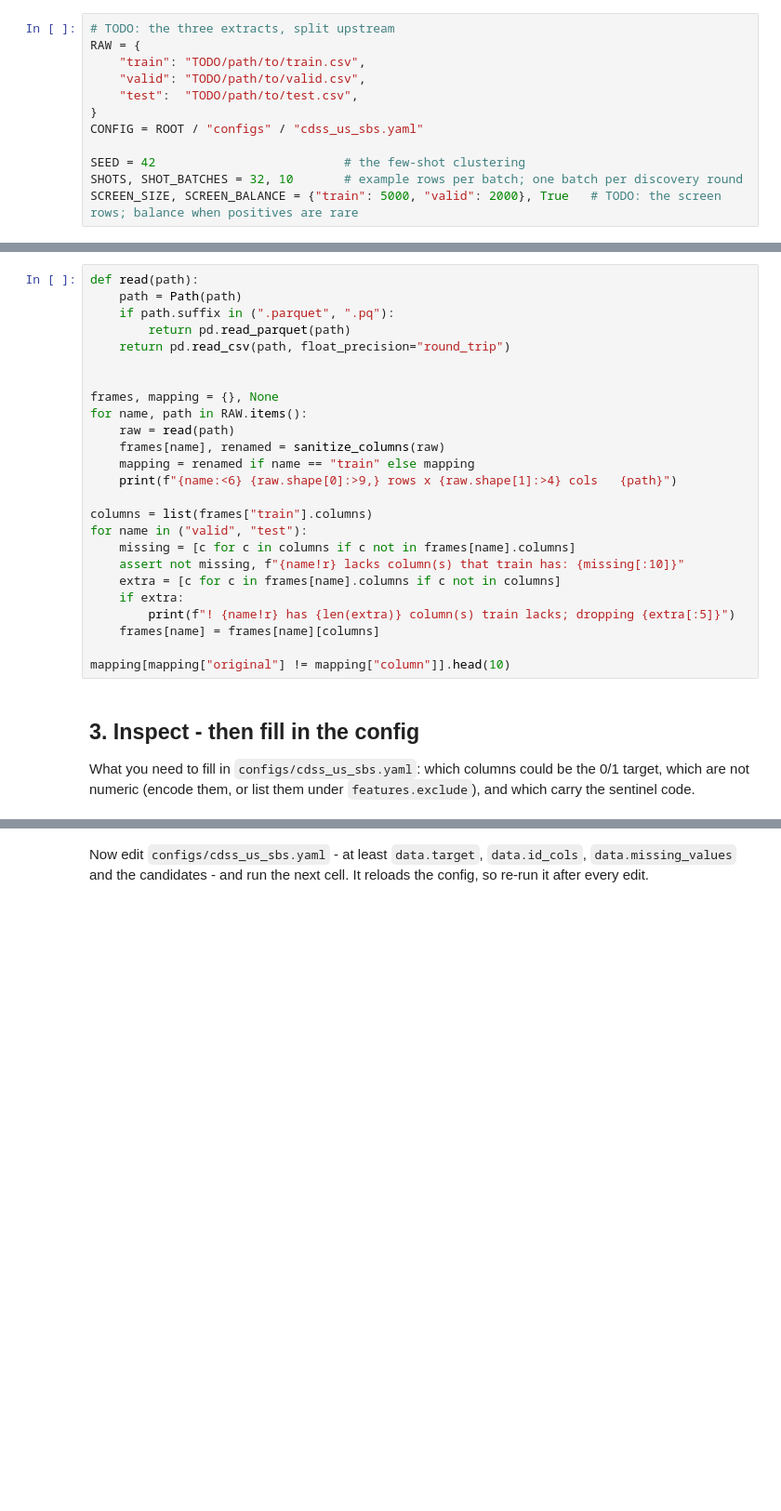
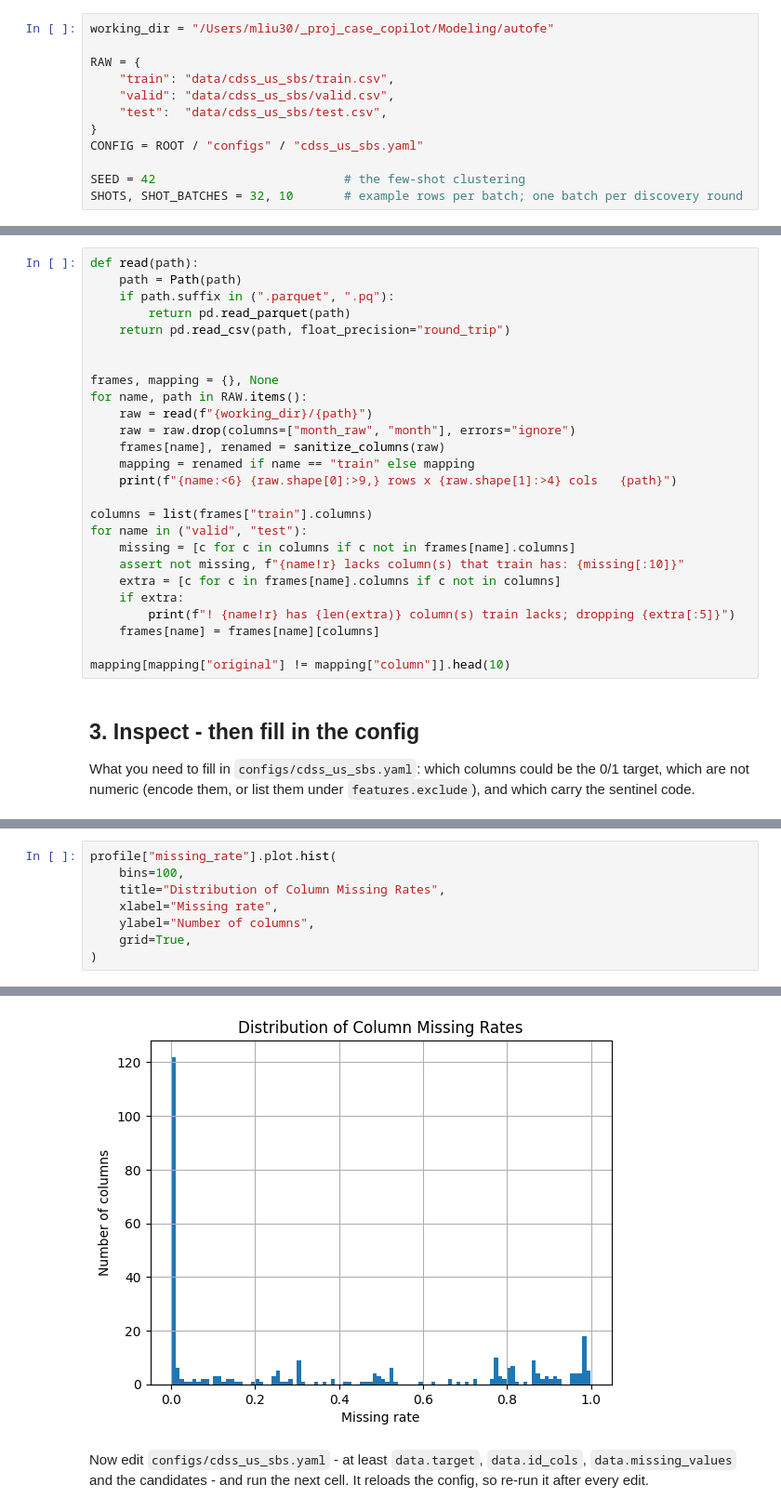
Before and after one commit to Michellemingxuan/autofe, a Jupyter notebook: data/cdss_us_sbs/prepare.ipynb, the cells around one changed output, grey strips where cells are left out. Shown at 93% size. Drawn from its saved outputs; the diff is of its cells as text; blank space fills up the shorter version.

```diff
--- a/data/cdss_us_sbs/prepare.ipynb
+++ b/data/cdss_us_sbs/prepare.ipynb
@@ -48,17 +52,17 @@ pd.set_option("display.width", 160, "display.max_columns", 12)
 
 The three extracts, as `.csv` or `.parquet`. They are upstream of the pipeline, so they are named here rather than in the config.
 # %%
-# TODO: the three extracts, split upstream
+working_dir = "/Users/mliu30/_proj_case_copilot/Modeling/autofe"
+
 RAW = {
-    "train": "TODO/path/to/train.csv",
-    "valid": "TODO/path/to/valid.csv",
-    "test":  "TODO/path/to/test.csv",
+    "train": "data/cdss_us_sbs/train.csv",
+    "valid": "data/cdss_us_sbs/valid.csv",
+    "test":  "data/cdss_us_sbs/test.csv",
 }
 CONFIG = ROOT / "configs" / "cdss_us_sbs.yaml"
 
 SEED = 42                          # the few-shot clustering
 SHOTS, SHOT_BATCHES = 32, 10       # example rows per batch; one batch per discovery round
-SCREEN_SIZE, SCREEN_BALANCE = {"train": 5000, "valid": 2000}, True   # TODO: the screen rows; balance when positives are rare
 # %% [markdown]
 ## 2. Load and sanitize
 
@@ -73,7 +77,8 @@ def read(path):
 
 frames, mapping = {}, None
 for name, path in RAW.items():
-    raw = read(path)
+    raw = read(f"{working_dir}/{path}")
+    raw = raw.drop(columns=["month_raw", "month"], errors="ignore")
     frames[name], renamed = sanitize_columns(raw)
     mapping = renamed if name == "train" else mapping
     print(f"{name:<6} {raw.shape[0]:>9,} rows x {raw.shape[1]:>4} cols   {path}")
@@ -107,0 +129,9 @@ profile
+# %%
+profile["missing_rate"].plot.hist(
+    bins=100,
+    title="Distribution of Column Missing Rates",
+    xlabel="Missing rate",
+    ylabel="Number of columns",
+    grid=True,
+)
+# %% [output]
@@ -108,3 +139,4 @@ profile
+[figure, added]
 # %% [markdown]
 Now edit `configs/cdss_us_sbs.yaml` - at least `data.target`, `data.id_cols`, `data.missing_values` and the candidates - and run the next cell. It reloads the config, so re-run it after every edit.
 # %%
```
Also changed, not shown: parts of 11 cells of this notebook, 25 other files.
